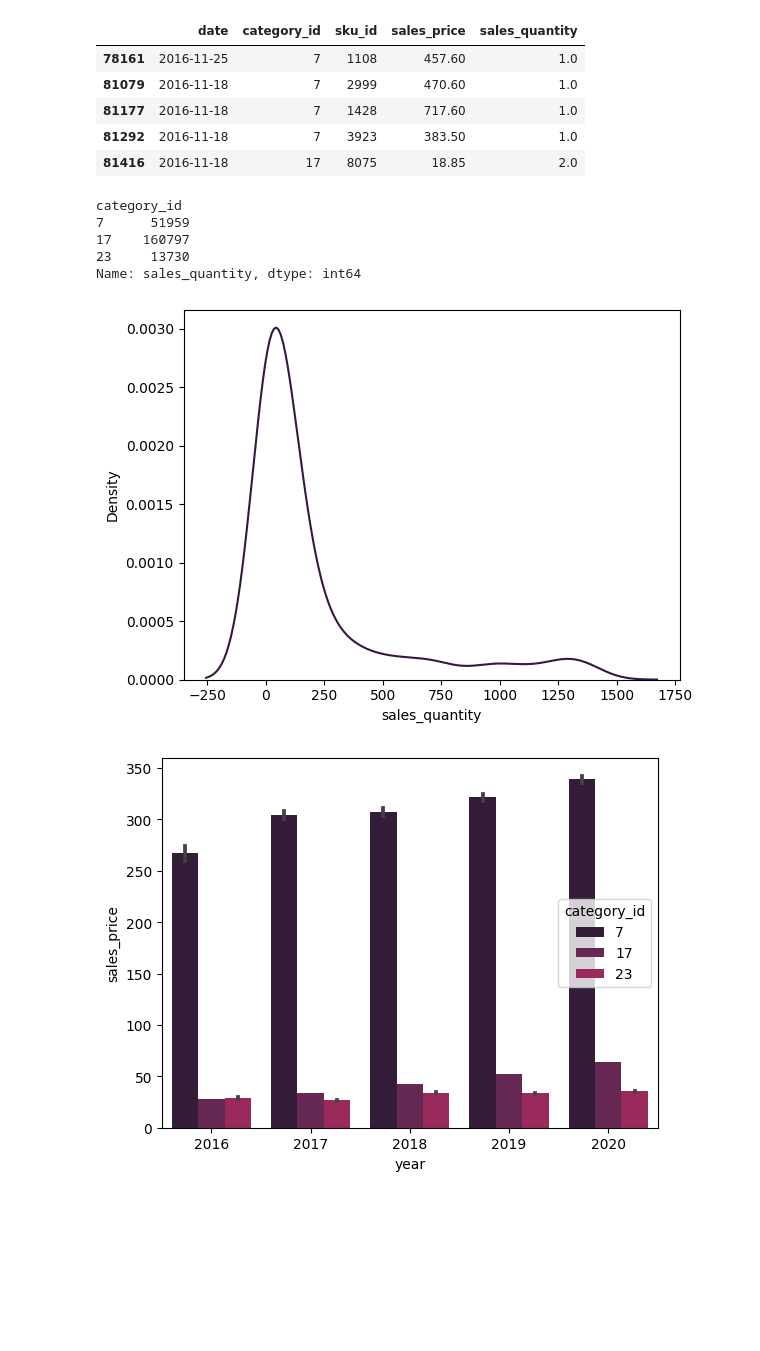
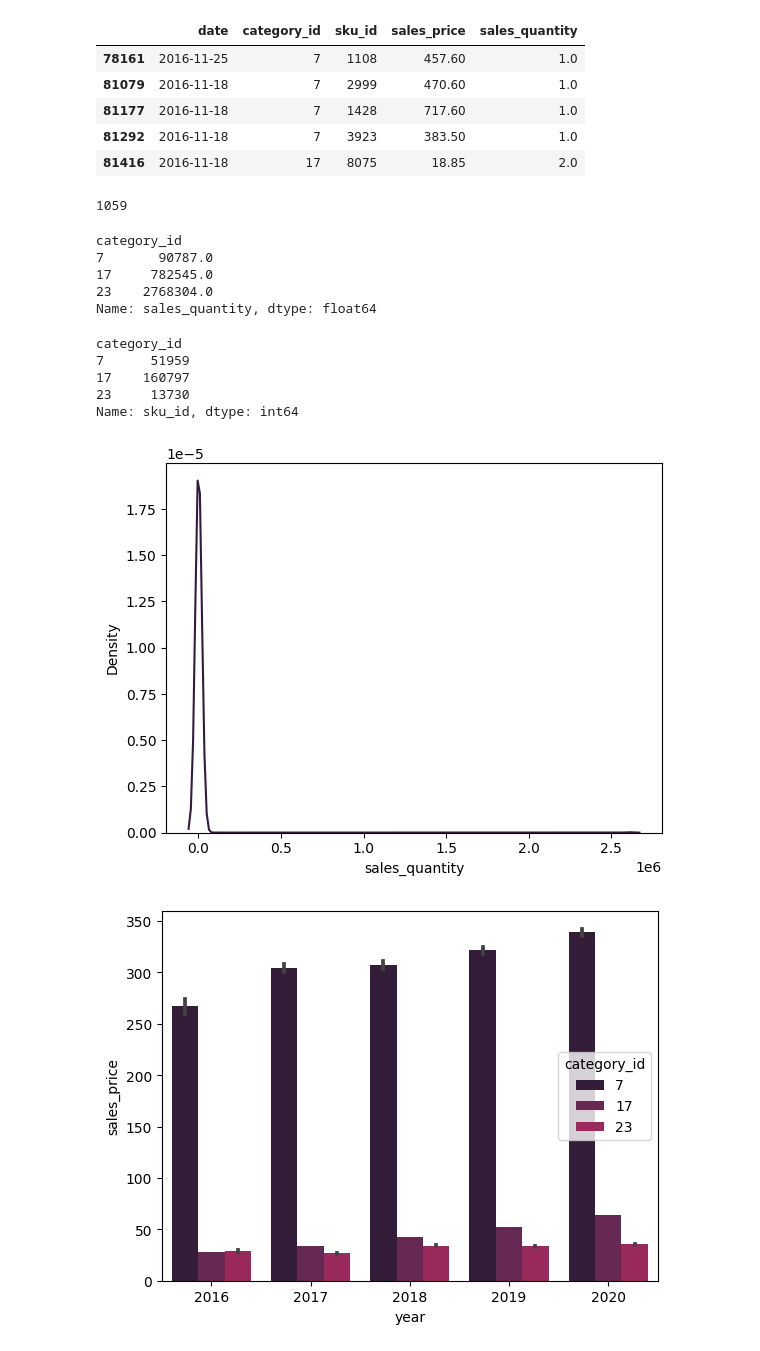
Before and after one commit to mumenume/fozzy, a Jupyter notebook: EDA.ipynb, the cells around one changed output. Saved outputs shown, nothing was run; the diff lists cells and outputs as text; code cells hidden in the pictures; blank space fills up the shorter version.

```diff
--- a/EDA.ipynb
+++ b/EDA.ipynb
@@ -17,25 +19,38 @@ df.head()
+# %%
+df.sku_id.nunique()
+# %% [output]
+1059
 # %%
 df['date'] = pd.to_datetime(df['date'])
 df['year'] = df['date'].apply(lambda x: x.year)
 df['month'] = df['date'].apply(lambda x: x.month)
-df['day'] = df['date'].apply(lambda x: x.date)
 # %%
 categories = df.category_id.unique()
-sales_by_categories = df.groupby('category_id')['sales_quantity'].count()
-sales_by_entities = df.groupby('sku_id')['sales_quantity'].count()
+sales_by_categories = df.groupby('category_id')['sales_quantity'].sum()
 sales_by_categories.head()
 # %% [output]
 category_id
-7      51959
-17    160797
-23     13730
-Name: sales_quantity, dtype: int64
+7       90787.0
+17     782545.0
+23    2768304.0
+Name: sales_quantity, dtype: float64
+# %%
+entities_by_categories = df.groupby('category_id')['sku_id'].count()
+entities_by_categories.head()
+# %% [output]
+category_id
+7      51959
+17    160797
+23     13730
+Name: sku_id, dtype: int64
 # %%
+sales_by_entities = df.groupby('sku_id')['sales_quantity'].sum()
+
 plt.figure()
 sns.kdeplot(sales_by_entities)
 plt.show()
 # %% [output]
-[figure, old version]
+[figure, new version]
 # %%
 plt.figure()
 sns.barplot(data=df, y='sales_price', x='year', hue='category_id')
```
Also changed, not shown: parts of 2 cells of this notebook, 1 other file.
